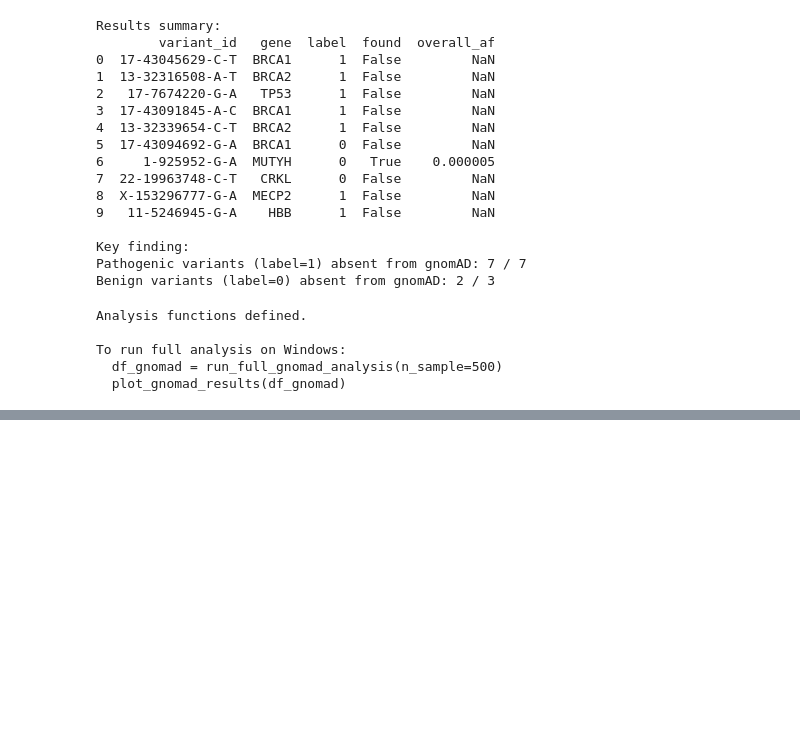
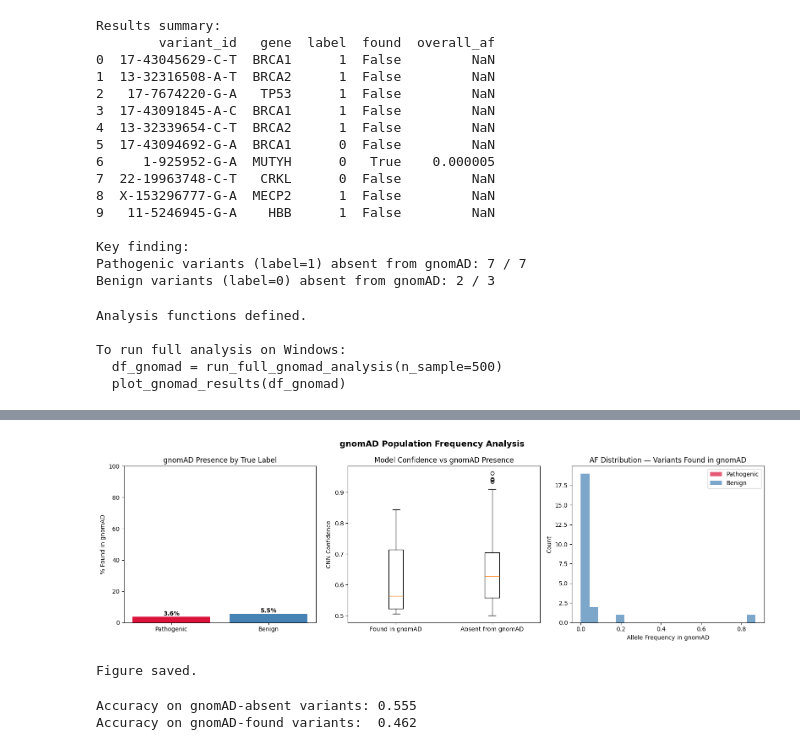
Before and after one commit to jorai-thomas/clinvar-classifier, a Jupyter notebook: notebooks/05_gnomad.ipynb, the cells around one changed output, grey strips where cells are left out. Saved outputs shown, nothing was run; the diff lists cells and outputs as text; code cells hidden in the pictures; blank space fills up the shorter version.

```diff
--- a/notebooks/05_gnomad.ipynb
+++ b/notebooks/05_gnomad.ipynb
@@ -0,0 +126,27 @@
+# %%
+import pandas as pd
+import numpy as np
+from pyfaidx import Fasta
+import sys
+import importlib
+from pathlib import Path
+
+sys.path.append(str(Path().resolve().parent))
+import config
+importlib.reload(config)
+
+# Load SNV dataframe
+df = pd.read_csv(config.PROCESSED_DIR / "clinvar_filtered.tsv.gz", sep='\t', low_memory=False)
+df_snv = df[df['Type'] == 'single nucleotide variant'].copy()
+df_snv = df_snv[df_snv['ReferenceAlleleVCF'].str.len() == 1]
+df_snv = df_snv[df_snv['AlternateAlleleVCF'].str.len() == 1]
+df_snv = df_snv[df_snv['ReferenceAlleleVCF'] != 'na']
+df_snv = df_snv[df_snv['AlternateAlleleVCF'] != 'na']
+df_snv = df_snv.reset_index(drop=True)
+
+print(f"SNV dataframe: {df_snv.shape}")
+
+# Load genome
+print("Loading genome...")
+genome = Fasta(str(config.RAW_DIR / "hg38.fa"))
+print(f"Genome loaded. {len(genome.keys())} sequences.")
@@ -388,3 +589,12 @@ print(json.dumps(result, indent=2))
 Testing fixed query...
 GraphQL errors: [{'message': 'Variant not found'}]
 null
+# %%
+response = requests.post(
+    GNOMAD_API,
+    json={"query": """{ meta { datasetLastUpdated } }"""},
+    timeout=30,
+    headers={"Content-Type": "application/json"}
+)
+print(f"Status code: {response.status_code}")
+print(f"Response text: {response.text[:200]}")
@@ -713,3 +926,5 @@ Analysis functions defined.
 To run full analysis on Windows:
   df_gnomad = run_full_gnomad_analysis(n_sample=500)
   plot_gnomad_results(df_gnomad)
+# %%
+df_gnomad = run_full_gnomad_analysis(n_sample=500)
@@ -715,0 +950,20 @@ To run full analysis on Windows:
+# %%
+import matplotlib.pyplot as plt
+plot_gnomad_results(df_gnomad)
+# %% [output]
+[figure, added]
+Figure saved.
+# %%
+# Cross-reference model errors with gnomAD absence
+df_gnomad['correct'] = (df_gnomad['cnn_pred'] == df_gnomad['label'])
+df_gnomad['gnomad_absent'] = ~df_gnomad['found']
+
+# Are model errors more common in gnomAD-absent variants?
+error_absent = df_gnomad[df_gnomad['gnomad_absent']]['correct'].mean()
+error_found = df_gnomad[~df_gnomad['gnomad_absent']]['correct'].mean()
+
+print(f"Accuracy on gnomAD-absent variants: {error_absent:.3f}")
+print(f"Accuracy on gnomAD-found variants:  {error_found:.3f}")
+# %% [output]
+Accuracy on gnomAD-absent variants: 0.555
+Accuracy on gnomAD-found variants:  0.462
```
Also changed, not shown: parts of 12 cells of this notebook, 5 other files.
